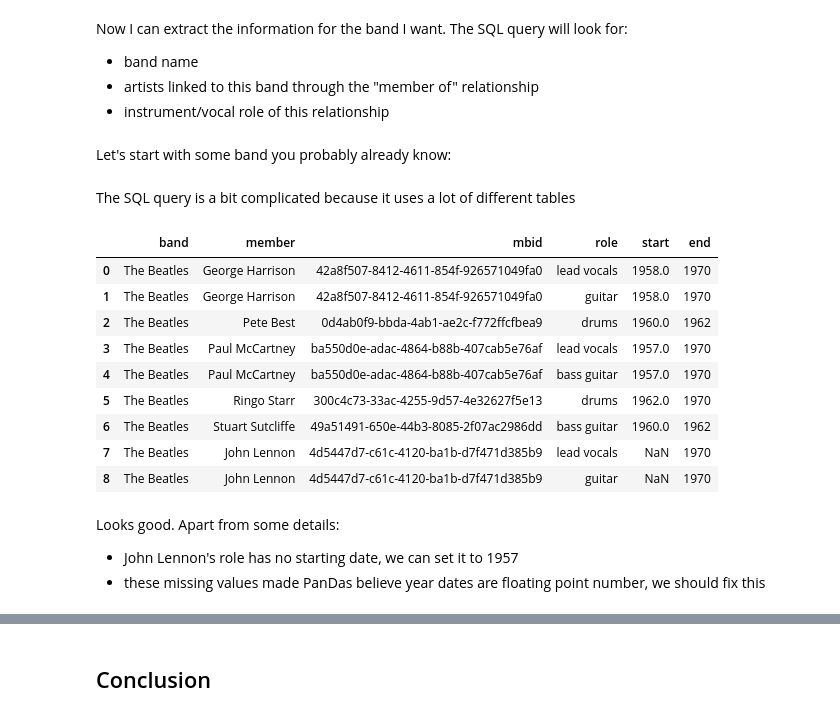
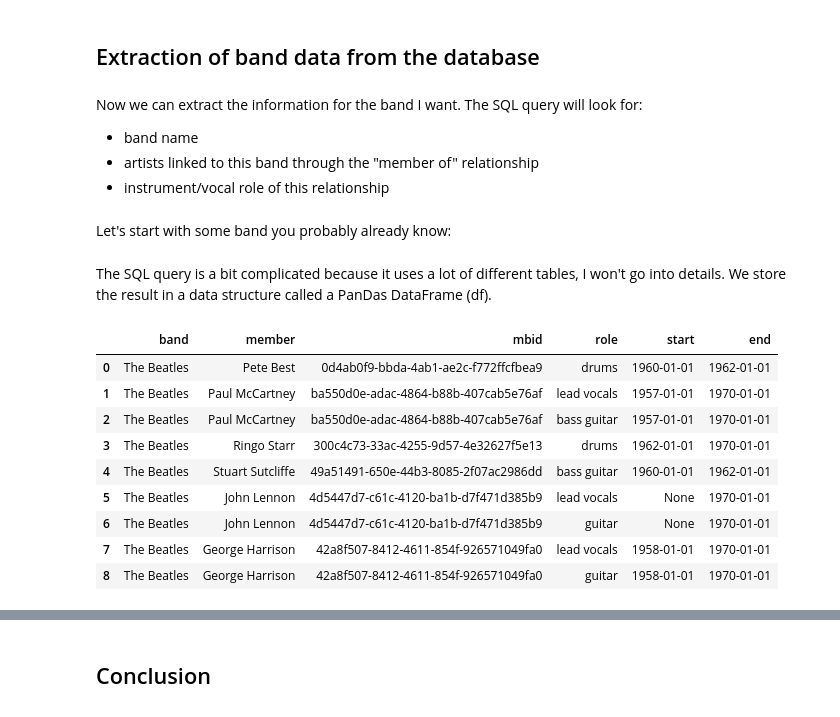
Before and after one commit to loujine/musicbrainz-dataviz, a Jupyter notebook: 1-timelines.ipynb, the cells around one changed output, grey strips where cells are left out. Cells and saved outputs as stored; diff of their text form; code cells hidden in the pictures.

```diff
--- a/1-timelines.ipynb
+++ b/1-timelines.ipynb
@@ -11,23 +15,27 @@ Again I need first to initialize a connection to my local copy of the MusicBrain
 # %%
 from pprint import pprint
-
 import pandas
 import sqlalchemy
-# define DB
-PGHOST = "192.168.11.3"
-PGDATABASE = "musicbrainz_db"
-PGUSER = "musicbrainz"
-PGPASSWORD = "musicbrainz"
 
-engine = sqlalchemy.create_engine(
-   'postgresql+psycopg2://{PGUSER}:{PGPASSWORD}@{PGHOST}/{PGDATABASE}'.format(**locals()),
-    isolation_level='READ UNCOMMITTED')
+def sql(query, **kwargs):
+    """helper function for SQL queries using the %(...) syntax
+    Parameters defined globally are replaced implicitely"""
+    params = globals().copy()
+    params.update(kwargs)
 
-# helper function
-def sql(query, **kwargs):
-    return pandas.read_sql(query, engine, params=globals(), **kwargs)
+    # define DB connection parameters if needed
+    PGHOST = globals().get('PGHOST', '192.168.11.3')
+    PGDATABASE = globals().get('PGDATABASE', 'musicbrainz')
+    PGUSER = globals().get('PGUSER', 'musicbrainz')
+    PGPASSWORD = globals().get('PGPASSWORD', 'musicbrainz')
+    engine = sqlalchemy.create_engine(
+       'postgresql+psycopg2://%(PGUSER)s:%(PGPASSWORD)s@%(PGHOST)s/%(PGDATABASE)s' % locals(),
+        isolation_level='READ UNCOMMITTED')
+    return pandas.read_sql(query, engine, params=params)
+# %% [markdown]
+## Extraction of band data from the database
 # %% [markdown]
-Now I can extract the information for the band I want. The SQL query will look for:
+Now we can extract the information for the band I want. The SQL query will look for:
 
 * band name
 * artists linked to this band through the "member of" relationship
@@ -37,40 +45,35 @@ Let's start with some band you probably already know:
 # %%
 band_name = 'The Beatles'
 # %% [markdown]
-The SQL query is a bit complicated because it uses a lot of different tables
+The SQL query is a bit complicated because it uses a lot of different tables, I won't go into details. We store the result in a data structure called a PanDas DataFrame (df).
 # %%
 df = sql("""
 SELECT b.name AS band,
        m.name AS member,
        m.gid AS mbid,
        lat.name AS role,
-       l.begin_date_year AS start,
-       l.end_date_year AS end
+       to_date(to_char(l.begin_date_year, '9999') || '0101', 'YYYYMMDD') AS start,
+       to_date(to_char(l.end_date_year, '9999') || '0101', 'YYYYMMDD') AS end
 FROM artist              AS b
 JOIN l_artist_artist     AS laa ON laa.entity1 = b.id
 JOIN artist              AS m   ON laa.entity0 = m.id
 JOIN link                AS l   ON l.id = laa.link
 JOIN link_attribute      AS la  ON la.link = l.id
 JOIN link_attribute_type AS lat ON la.attribute_type = lat.id
 JOIN link_type           AS lt  ON l.link_type = lt.id
 WHERE lt.name = 'member of band'
   AND b.name = %(band_name)s
   AND lat.name != 'original';
 """)
 df
 # %% [output]
 |  | band | member | mbid | role | start | end |
-| 0 | The Beatles | George Harrison | 42a8f507-8412-4611-854f-926571049fa0 | lead vocals | 1958.0 | 1970 |
-| 1 | The Beatles | George Harrison | 42a8f507-8412-4611-854f-926571049fa0 | guitar | 1958.0 | 1970 |
-| 2 | The Beatles | Pete Best | 0d4ab0f9-bbda-4ab1-ae2c-f772ffcfbea9 | drums | 1960.0 | 1962 |
-| 3 | The Beatles | Paul McCartney | ba550d0e-adac-4864-b88b-407cab5e76af | lead vocals | 1957.0 | 1970 |
-| 4 | The Beatles | Paul McCartney | ba550d0e-adac-4864-b88b-407cab5e76af | bass guitar | 1957.0 | 1970 |
-| 5 | The Beatles | Ringo Starr | 300c4c73-33ac-4255-9d57-4e32627f5e13 | drums | 1962.0 | 1970 |
-| 6 | The Beatles | Stuart Sutcliffe | 49a51491-650e-44b3-8085-2f07ac2986dd | bass guitar | 1960.0 | 1962 |
-| 7 | The Beatles | John Lennon | 4d5447d7-c61c-4120-ba1b-d7f471d385b9 | lead vocals | NaN | 1970 |
-| 8 | The Beatles | John Lennon | 4d5447d7-c61c-4120-ba1b-d7f471d385b9 | guitar | NaN | 1970 |
+| 0 | The Beatles | Pete Best | 0d4ab0f9-bbda-4ab1-ae2c-f772ffcfbea9 | drums | 1960-01-01 | 1962-01-01 |
+| 1 | The Beatles | Paul McCartney | ba550d0e-adac-4864-b88b-407cab5e76af | lead vocals | 1957-01-01 | 1970-01-01 |
+| 2 | The Beatles | Paul McCartney | ba550d0e-adac-4864-b88b-407cab5e76af | bass guitar | 1957-01-01 | 1970-01-01 |
+| 3 | The Beatles | Ringo Starr | 300c4c73-33ac-4255-9d57-4e32627f5e13 | drums | 1962-01-01 | 1970-01-01 |
+| 4 | The Beatles | Stuart Sutcliffe | 49a51491-650e-44b3-8085-2f07ac2986dd | bass guitar | 1960-01-01 | 1962-01-01 |
+| 5 | The Beatles | John Lennon | 4d5447d7-c61c-4120-ba1b-d7f471d385b9 | lead vocals | None | 1970-01-01 |
+| 6 | The Beatles | John Lennon | 4d5447d7-c61c-4120-ba1b-d7f471d385b9 | guitar | None | 1970-01-01 |
+| 7 | The Beatles | George Harrison | 42a8f507-8412-4611-854f-926571049fa0 | lead vocals | 1958-01-01 | 1970-01-01 |
+| 8 | The Beatles | George Harrison | 42a8f507-8412-4611-854f-926571049fa0 | guitar | 1958-01-01 | 1970-01-01 |
-# %% [markdown]
-Looks good. Apart from some details:
-
-* John Lennon's role has no starting date, we can set it to 1957
-* these missing values made PanDas believe year dates are floating point number, we should fix this
```
Also changed, not shown: parts of 58 cells of this notebook, 3 other files.
